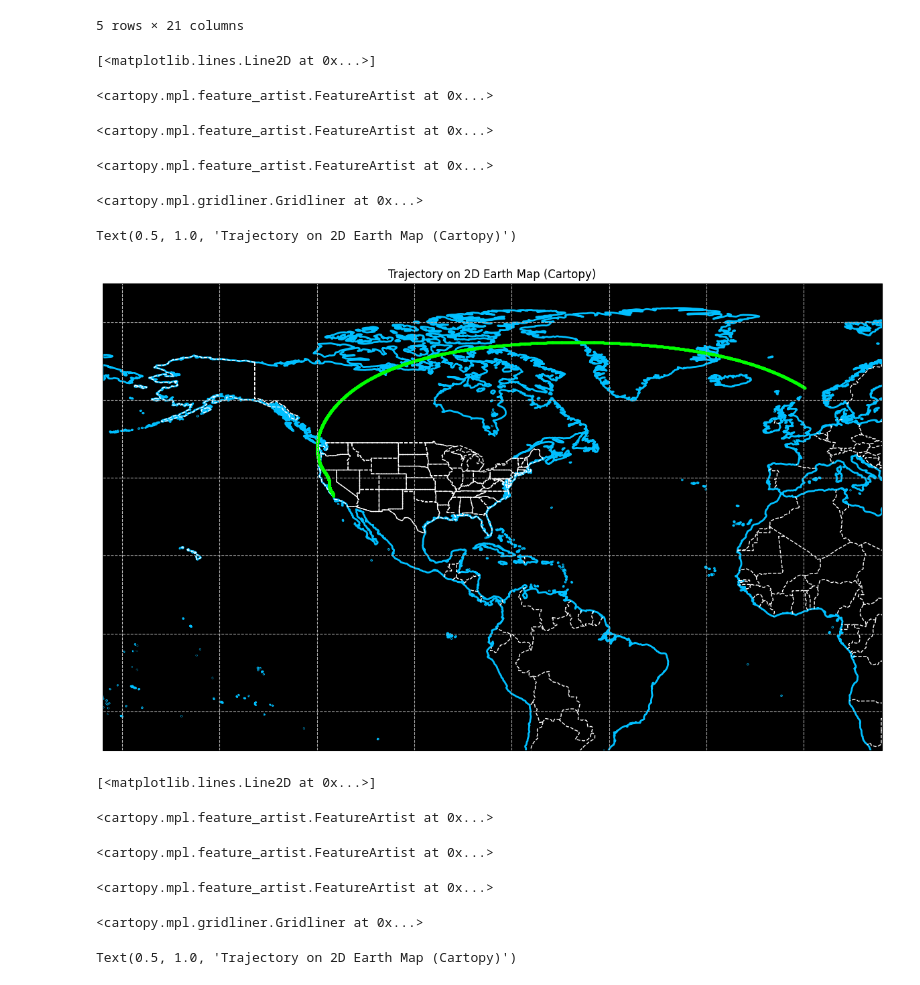
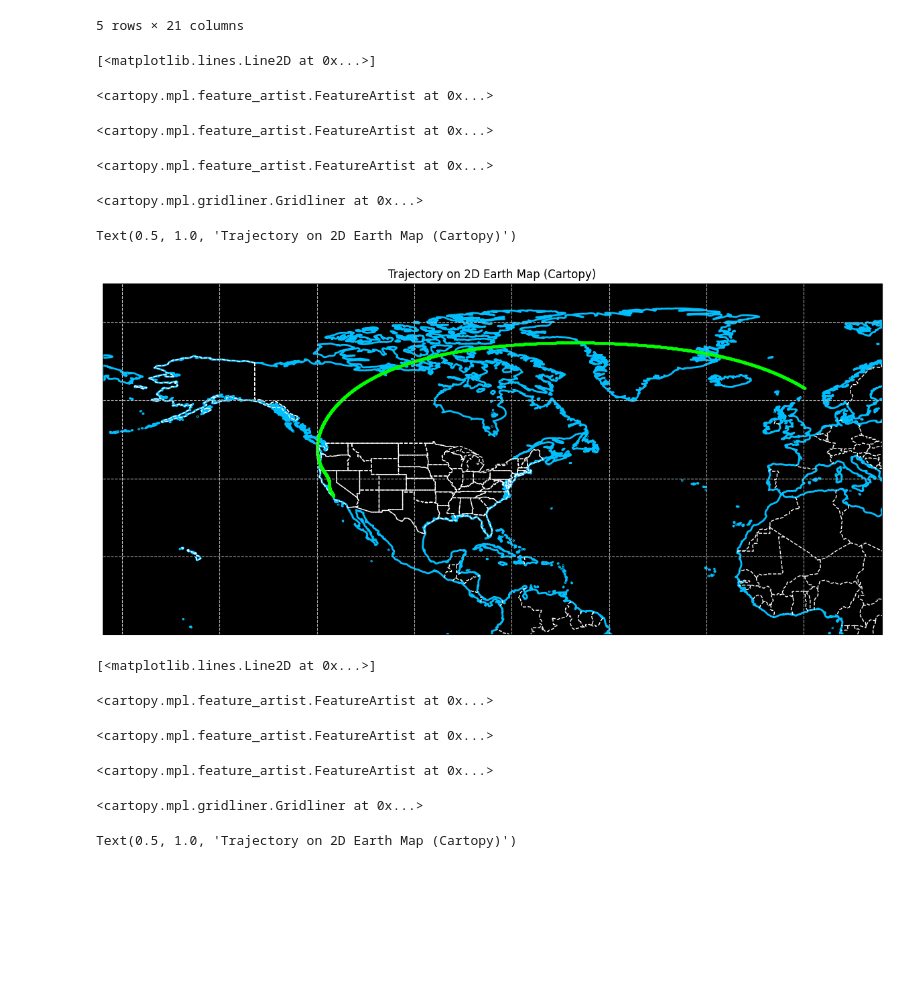
Before and after one commit to giuliodondi/kOS-Shuttle-OPS3, a Jupyter notebook: Ships/Script/Shuttle_OPS3/LOGS/ops3_log.ipynb, the cells around one changed output. Cells and saved outputs as stored; diff of their text form; code cells hidden in the pictures; blank space fills up the shorter version.

```diff
--- a/Ships/Script/Shuttle_OPS3/LOGS/ops3_log.ipynb
+++ b/Ships/Script/Shuttle_OPS3/LOGS/ops3_log.ipynb
@@ -37,7 +29,7 @@ print(guid_id_cdict)
 # %% [output]
 {11: '#ff0000', 12: '#00d30e', 13: '#0000ff', 14: '#ffae00', 15: '#cd00cd', 20: '#8c564b', 21: '#e377c2', 22: '#7f7f7f', 23: '#bcbd22', 24: '#17becf', 25: '#aec7e8', 26: '#ffbb78', 31: '#98df8a', 32:  ...
 # %%
-data = pd.read_csv('ops3_log.csv')
+data = pd.read_csv('ops3_log_vandenberg.csv')
 
 
 data['time'] = data['loop_dt'].cumsum()
@@ -46,6 +38,7 @@ data.head()
 
 entry_data = data[data['guid_id'] < 20]
 taem_data = data[data['guid_id'] >= 20]
+a_l_data = data[data['guid_id'] >= 30]
 # %% [output]
 |  | guid_id | loop_dt | rwy_alt | vel | surfv | mach | hdot | lat | long | range | ... | ... |
 | 0 | 11 | 0.56 | 120500.500186 | 7828.653169 | 7828.653169 | 20.485312 | -129.876884 | 63.121195 | 0.227766 | 7947.622721 | ... | ... |
@@ -79,7 +72,7 @@ ax = fig.add_subplot(projection=ccrs.PlateCarree())
 
 ax.plot(entry_data['long'], entry_data['lat'], marker='o', linestyle='-', color='#00ff00', markersize=2, transform=ccrs.PlateCarree())
 
-ax.set_extent([-180, 20, -30, 90], crs=ccrs.PlateCarree())
+ax.set_extent([-180, 20, 0, 90], crs=ccrs.PlateCarree())
 ax.set_facecolor('k')
 ax.add_feature(cfeature.NaturalEarthFeature('physical', 'land', '50m',
                                         edgecolor='#00bfff',
@@ -102,34 +95,34 @@ plt.show()
 fig = plt.figure(figsize=(15, 15))
 
 ax = fig.add_subplot(projection=ccrs.PlateCarree())
 
 ax.plot(taem_data['long'], taem_data['lat'], marker='o', linestyle='-', color='#00ff00', markersize=2, transform=ccrs.PlateCarree())
 
 ax.set_facecolor('k')
 ax.add_feature(cfeature.NaturalEarthFeature('physical', 'land', '10m',
                                         edgecolor='#00bfff',
                                         facecolor='black',
                                            linewidth=2))
 ax.add_feature(cfeature.BORDERS, linestyle='--', edgecolor='white')
 ax.add_feature(cfeature.STATES, linestyle='--', edgecolor='white')
 
 
 # Add coastlines and gridlines
 ax.gridlines(linestyle='--')
 
 # Add title
 plt.title('Trajectory on 2D Earth Map (Cartopy)')
 
 # Show the plot
 plt.show()
 # %% [output]
 [<matplotlib.lines.Line2D at 0x...>]
 <cartopy.mpl.feature_artist.FeatureArtist at 0x...>
 <cartopy.mpl.feature_artist.FeatureArtist at 0x...>
 <cartopy.mpl.feature_artist.FeatureArtist at 0x...>
 <cartopy.mpl.gridliner.Gridliner at 0x...>
 Text(0.5, 1.0, 'Trajectory on 2D Earth Map (Cartopy)')
-[figure, old version]
+[figure, new version]
 [<matplotlib.lines.Line2D at 0x...>]
 <cartopy.mpl.feature_artist.FeatureArtist at 0x...>
 <cartopy.mpl.feature_artist.FeatureArtist at 0x...>
```
Also changed, not shown: parts of 7 cells of this notebook.
